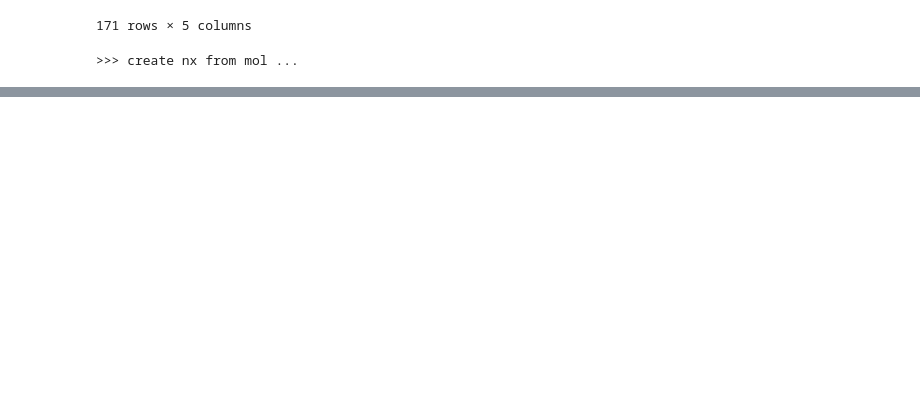
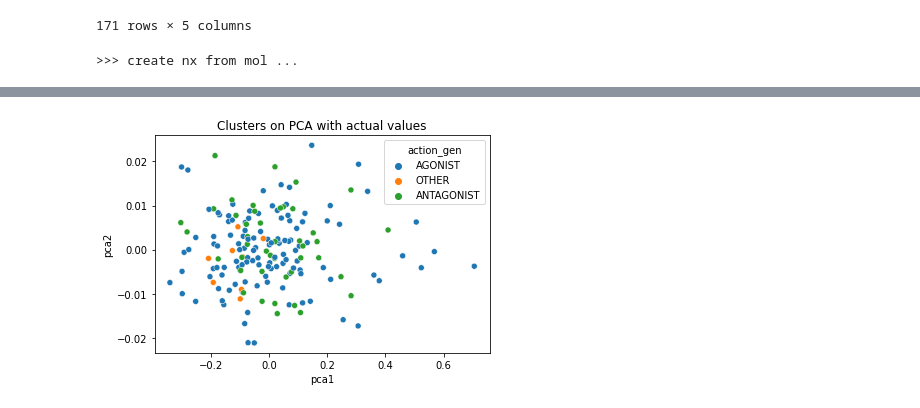
Before and after one commit to chopralab/ASPIRE_QSAR, a Jupyter notebook: graph2vec_analysis.ipynb, the cells around one changed output, grey strips where cells are left out. Drawn from its saved outputs; the diff is of its cells as text; code cells hidden in the pictures; blank space fills up the shorter version.

```diff
--- a/graph2vec_analysis.ipynb
+++ b/graph2vec_analysis.ipynb
@@ -94,0 +105,11 @@ TypeError: __init__() got an unexpected keyword argument 'vector_size'
+# %%
+pca_num_components = 2
+
+reduced_data = PCA(n_components=pca_num_components).fit_transform(df_graph2vec_scaled)
+results = pd.DataFrame(reduced_data, columns=['pca1','pca2'])
+
+sns.scatterplot(x="pca1", y="pca2", hue=df['action_gen'], data=results)
+plt.title('Clusters on PCA with actual values')
+plt.show()
+# %% [output]
+[figure, added]
```
Also changed, not shown: parts of 13 cells of this notebook, 3 other files.
